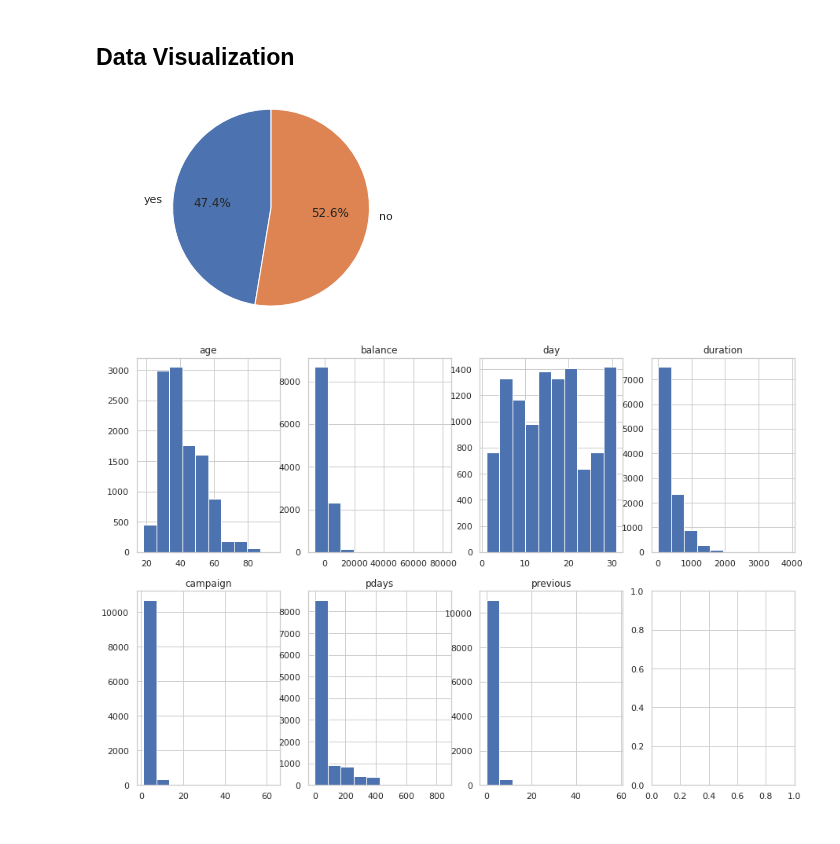
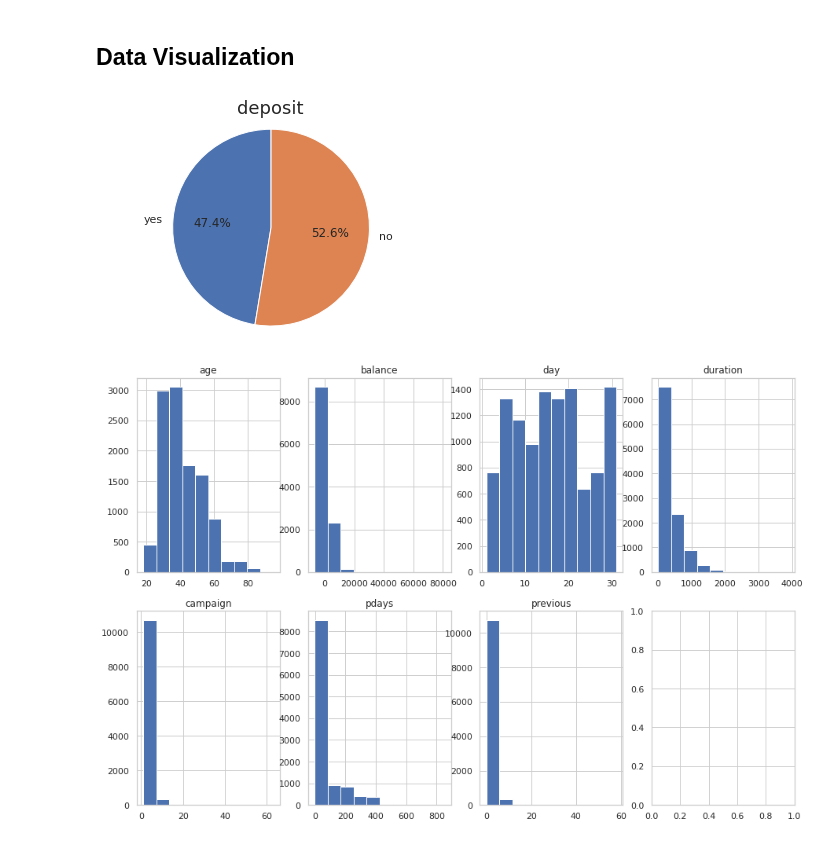
Before and after one commit to putricinto/Machine-Learning-Project---MLCC, a Jupyter notebook: Exercise1_Bank_Classification.ipynb, the cells around one changed output. Drawn from its saved outputs; the diff is of its cells as text; code cells hidden in the pictures.

```diff
--- a/Exercise1_Bank_Classification.ipynb
+++ b/Exercise1_Bank_Classification.ipynb
@@ -89,16 +128,16 @@ array(['admin.', 'technician', 'services', 'management', 'retired',
 # %%
 #Pie Chart of The Label (Deposit)
 y=list(bank['deposit'])
 labels = 'yes', 'no'
 sizes = [y.count('yes'), y.count('no')]
 
 fig1, ax1 = plt.subplots()
 ax1.pie(sizes, labels=labels, autopct='%1.1f%%', startangle=90)
 ax1.axis('equal')  # Equal aspect ratio ensures that pie is drawn as a circle.
-
+ax1.set_title('deposit', fontsize=18)
 plt.show()
 # %% [output]
-[figure, old version]
+[figure, new version]
 # %%
 #Histogram of Numerical Variables
 fig, axs = plt.subplots(2, 4, figsize=(15, 10))
```
Also changed, not shown: parts of 7 cells of this notebook.
